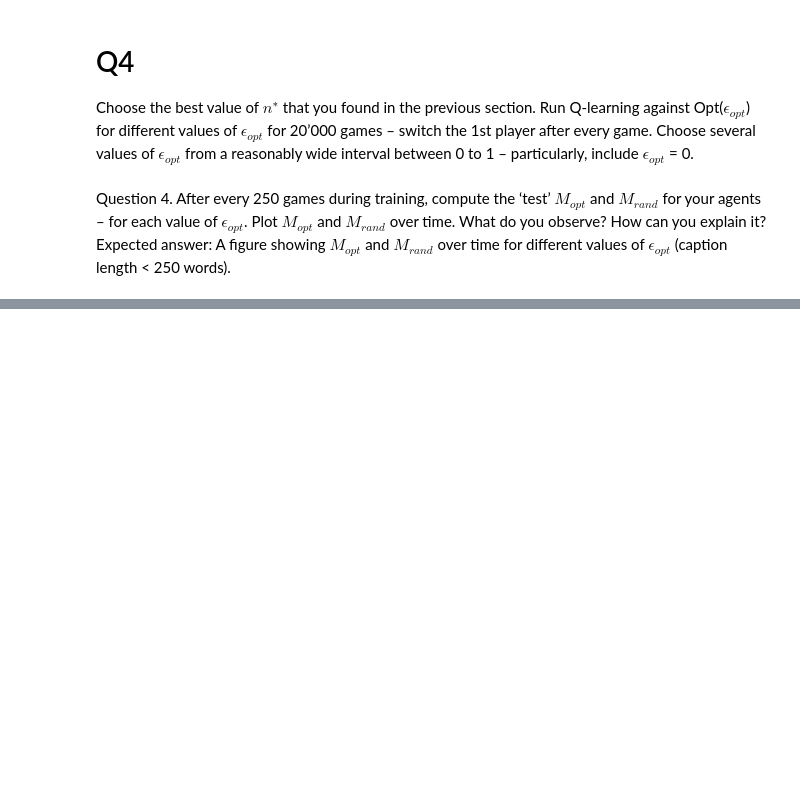
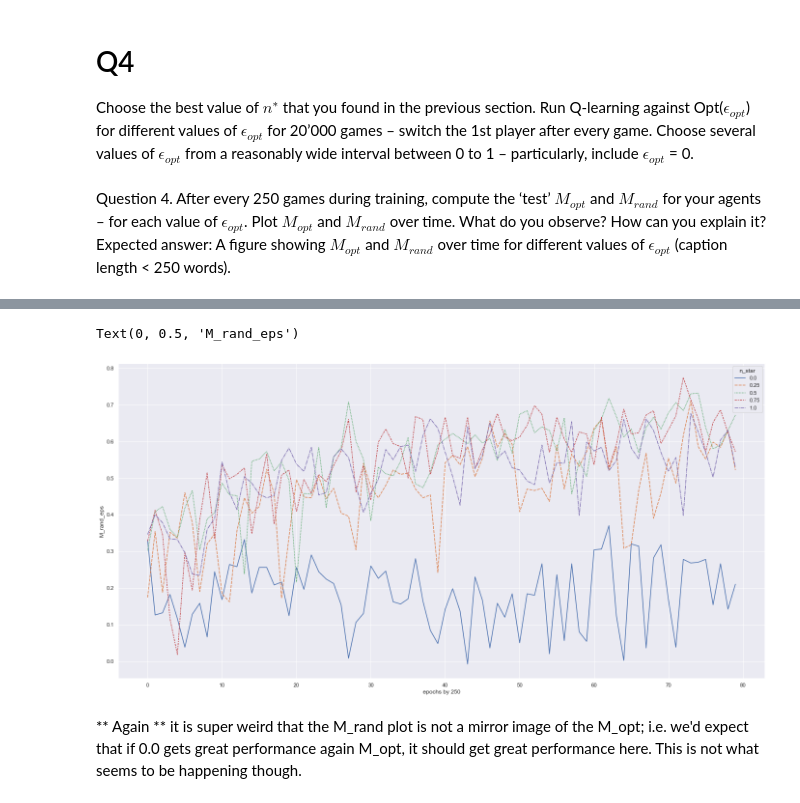
Before and after one commit to jirkalhotka/RL_TicTacToe, a Jupyter notebook: tic_tac_toe_w_res.ipynb, the cells around one changed output, grey strips where cells are left out. Drawn from its saved outputs; the diff is of its cells as text; code cells hidden in the pictures; blank space fills up the shorter version.

```diff
--- a/tic_tac_toe_w_res.ipynb
+++ b/tic_tac_toe_w_res.ipynb
@@ -597,0 +528,16 @@ best_n_star = 1
+# %%
+import matplotlib.pyplot as plt
+import seaborn as sns
+import pandas as pd
+
+M_rand_eps_df = pd.DataFrame(M_rand_eps)
+M_rand_eps_df.index.name = 'epochs by 250'
+M_rand_eps_df.transpose().index.name = 'n_star'
+sns.set(rc={'figure.figsize':(24,12)})
+g = sns.lineplot(data=M_rand_eps_df)
+g.set_ylabel('M_rand_eps')
+# %% [output]
+Text(0, 0.5, 'M_rand_eps')
+[figure, added]
+# %% [markdown]
+** Again ** it is super weird that the M_rand plot is not a mirror image of the M_opt; i.e. we'd expect that if 0.0 gets great performance again M_opt, it should get great performance here. This is not what seems to be happening though.
```
Also changed, not shown: parts of 52 cells of this notebook, 1 other file.
